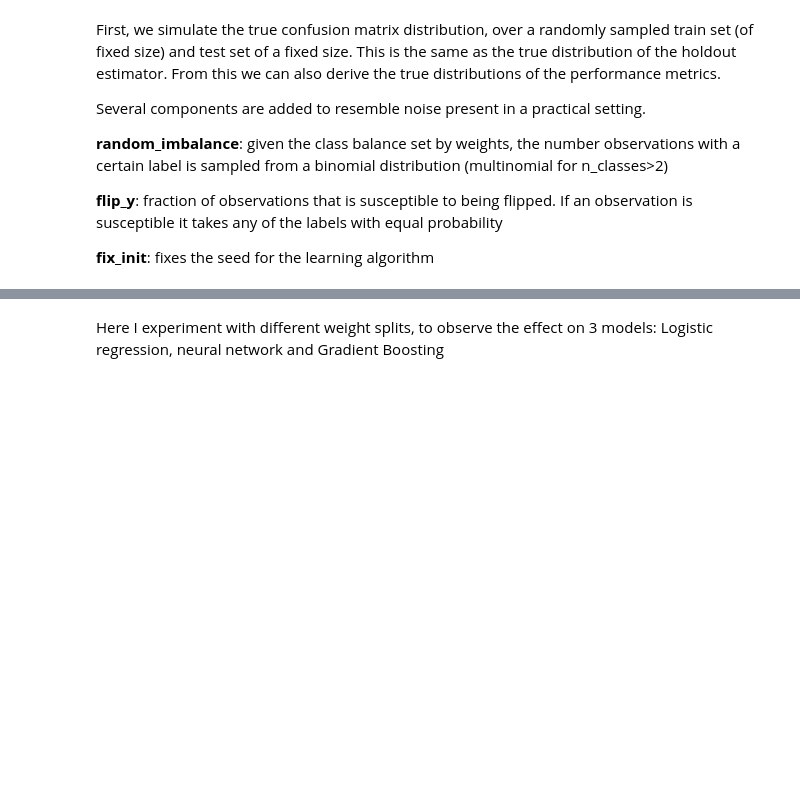
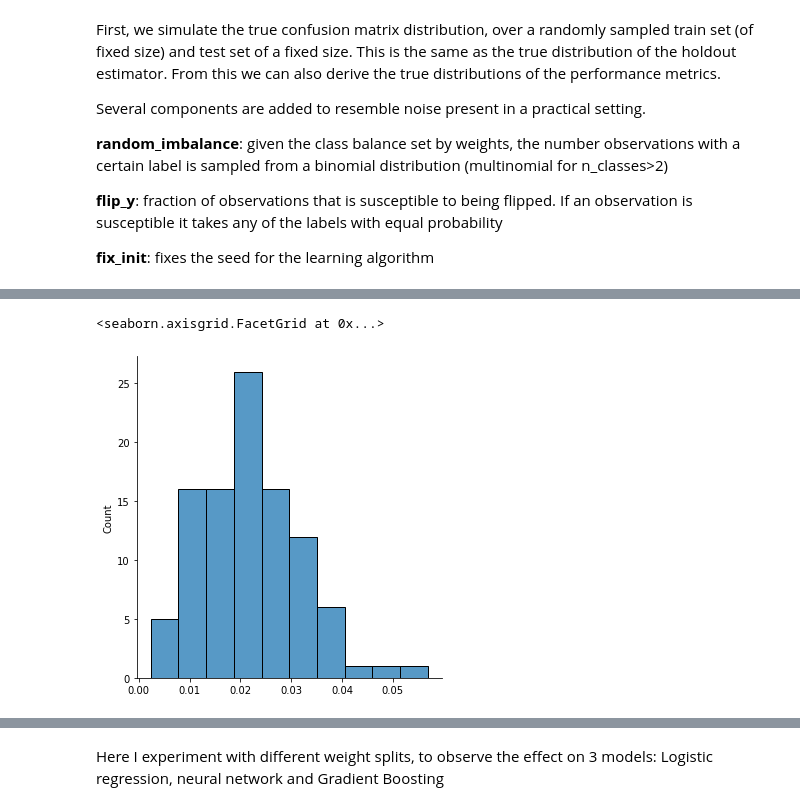
Before and after one commit to RUrlus/ModelMetricUncertaintyResearch, a Jupyter notebook: mmur/generators/CM experiments.ipynb, the cells around one changed output, grey strips where cells are left out. Drawn from its saved outputs; the diff is of its cells as text; code cells hidden in the pictures; blank space fills up the shorter version.

```diff
--- a/mmur/generators/CM experiments.ipynb
+++ b/mmur/generators/CM experiments.ipynb
@@ -246 +250,32 @@ i
+# %%
+def sim_var_prec_nd(train_size,test_size,weights,flip_y,random_imbalance,gen_seed,model_name,fix_init,n_runs,n_sets,tau=0.5,parallel=False):
+    generator = BlobGenerator(
+                train_size,
+                test_size=test_size,
+                weights=weights,
+                flip_y=flip_y,
+                random_imbalance=random_imbalance,
+                random_state=gen_seed,
+                )
+    LA = LAlgorithm(model_name,generator,fix_init=fix_init)
+    stds = LA.sim_prec_std(n_sets,n_runs,parallel=parallel)
+    return stds
+
+
+train_size = 1000
+test_size = 200
+weights = [0.8,0.2]
+n_runs = 10
+n_sets = 100
+flip_y = 0.1
+random_imbalance = True
+fix_init = False
+model_name = 'NN'
+gen_seed = 12
+stds = sim_var_prec_nd(train_size,test_size,weights,flip_y,random_imbalance,gen_seed,model_name,fix_init,n_runs,n_sets,tau=0.5,parallel=True)
+# %%
+sns.displot(stds)
+# %% [output]
+<seaborn.axisgrid.FacetGrid at 0x...>
+[figure, added]
 # %%
```
Also changed, not shown: parts of 20 cells of this notebook.
